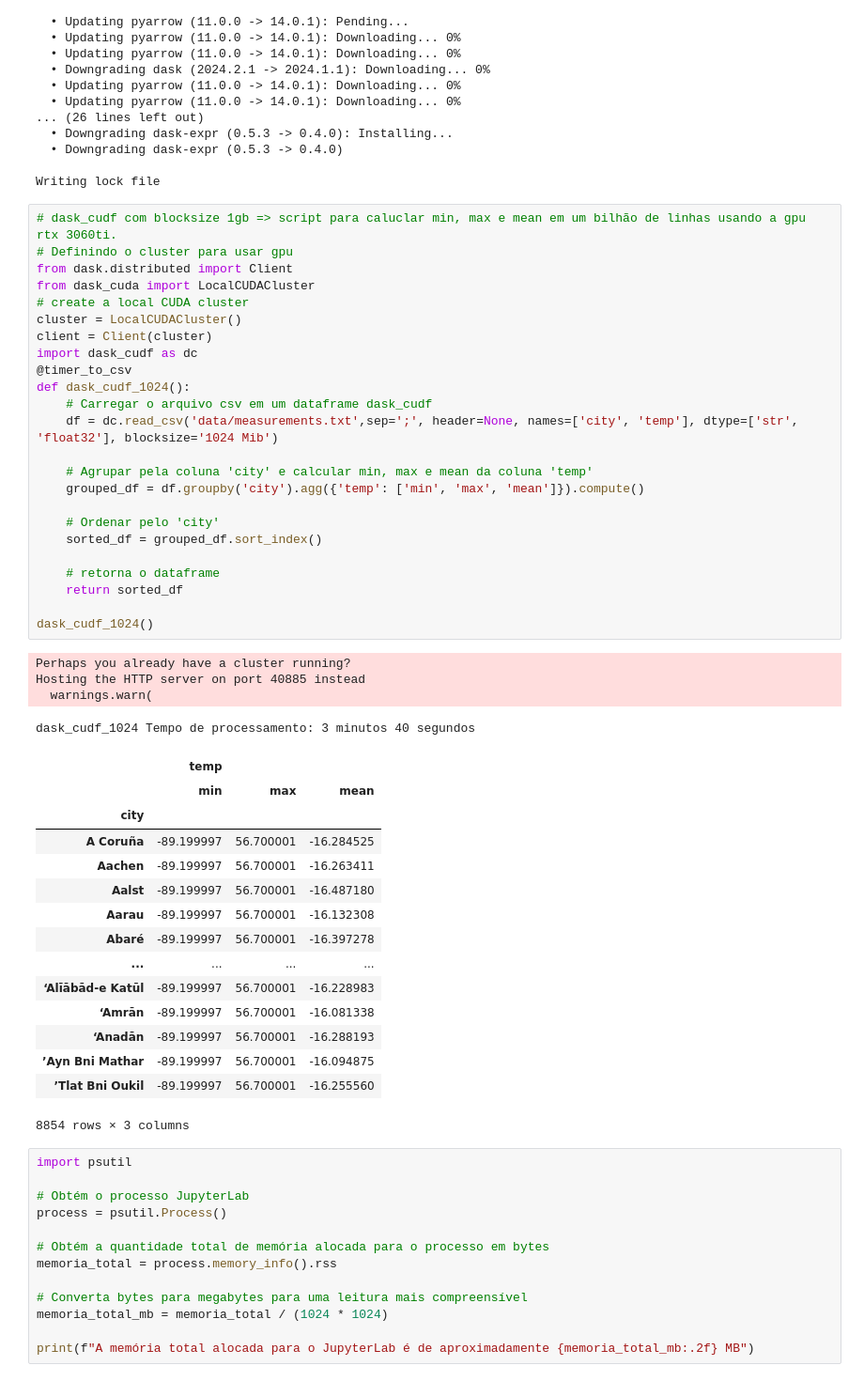
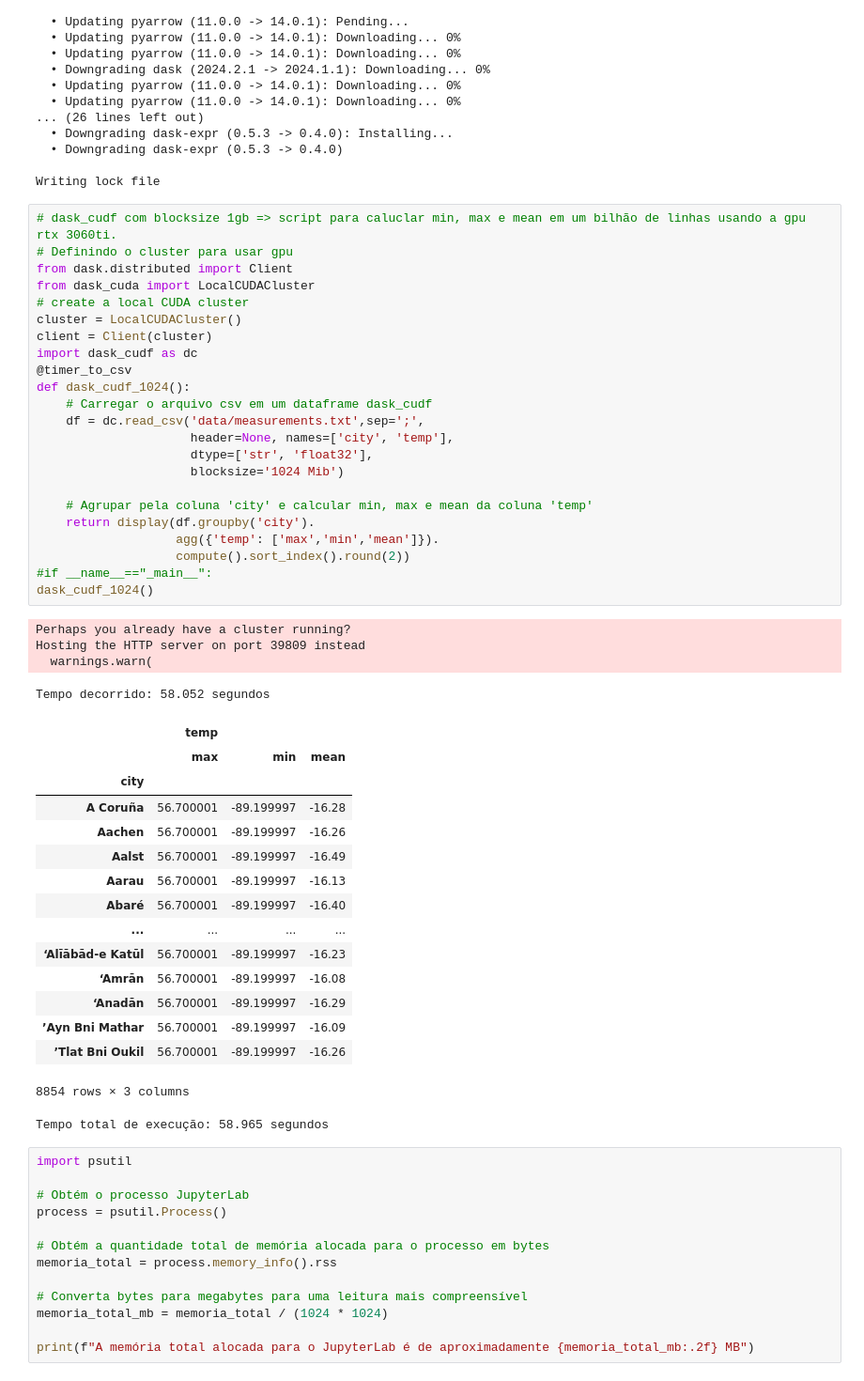
Before and after one commit to Jcnok/bootcamp-jornada-de-dados_2024, a Jupyter notebook: aula_05/aula_05.ipynb, the cells around one changed output. Shown at 94% size. Saved outputs shown, nothing was run; the diff lists cells and outputs as text.

```diff
--- a/aula_05/aula_05.ipynb
+++ b/aula_05/aula_05.ipynb
@@ -1231,47 +878,47 @@ Writing lock file
 # %%
 # dask_cudf com blocksize 1gb => script para caluclar min, max e mean em um bilhão de linhas usando a gpu rtx 3060ti.
 # Definindo o cluster para usar gpu
 from dask.distributed import Client
 from dask_cuda import LocalCUDACluster
 # create a local CUDA cluster
 cluster = LocalCUDACluster()
 client = Client(cluster)
 import dask_cudf as dc
 @timer_to_csv
 def dask_cudf_1024():
     # Carregar o arquivo csv em um dataframe dask_cudf
-    df = dc.read_csv('data/measurements.txt',sep=';', header=None, names=['city', 'temp'], dtype=['str', 'float32'], blocksize='1024 Mib')
+    df = dc.read_csv('data/measurements.txt',sep=';',
+                     header=None, names=['city', 'temp'],
+                     dtype=['str', 'float32'],
+                     blocksize='1024 Mib')
 
     # Agrupar pela coluna 'city' e calcular min, max e mean da coluna 'temp'
-    grouped_df = df.groupby('city').agg({'temp': ['min', 'max', 'mean']}).compute()
-
-    # Ordenar pelo 'city'
-    sorted_df = grouped_df.sort_index()
-
-    # retorna o dataframe
-    return sorted_df
-
+    return display(df.groupby('city').
+                   agg({'temp': ['max','min','mean']}).
+                   compute().sort_index().round(2))
+#if __name__=="_main__":
 dask_cudf_1024()
 # %% [output]
 Perhaps you already have a cluster running?
-Hosting the HTTP server on port 40885 instead
+Hosting the HTTP server on port 39809 instead
   warnings.warn(
-dask_cudf_1024 Tempo de processamento: 3 minutos 40 segundos
+Tempo decorrido: 58.052 segundos
 |  | temp |  |  |
-|  | min | max | mean |
+|  | max | min | mean |
 | city |  |  |  |
-| A Coruña | -89.199997 | 56.700001 | -16.284525 |
-| Aachen | -89.199997 | 56.700001 | -16.263411 |
-| Aalst | -89.199997 | 56.700001 | -16.487180 |
-| Aarau | -89.199997 | 56.700001 | -16.132308 |
-| Abaré | -89.199997 | 56.700001 | -16.397278 |
+| A Coruña | 56.700001 | -89.199997 | -16.28 |
+| Aachen | 56.700001 | -89.199997 | -16.26 |
+| Aalst | 56.700001 | -89.199997 | -16.49 |
+| Aarau | 56.700001 | -89.199997 | -16.13 |
+| Abaré | 56.700001 | -89.199997 | -16.40 |
 | ... | ... | ... | ... |
-| ‘Alīābād-e Katūl | -89.199997 | 56.700001 | -16.228983 |
-| ‘Amrān | -89.199997 | 56.700001 | -16.081338 |
-| ‘Anadān | -89.199997 | 56.700001 | -16.288193 |
-| ’Ayn Bni Mathar | -89.199997 | 56.700001 | -16.094875 |
-| ’Tlat Bni Oukil | -89.199997 | 56.700001 | -16.255560 |
+| ‘Alīābād-e Katūl | 56.700001 | -89.199997 | -16.23 |
+| ‘Amrān | 56.700001 | -89.199997 | -16.08 |
+| ‘Anadān | 56.700001 | -89.199997 | -16.29 |
+| ’Ayn Bni Mathar | 56.700001 | -89.199997 | -16.09 |
+| ’Tlat Bni Oukil | 56.700001 | -89.199997 | -16.26 |
 8854 rows × 3 columns
+Tempo total de execução: 58.965 segundos
 # %%
 import psutil
 
```
Also changed, not shown: parts of 33 cells of this notebook.
